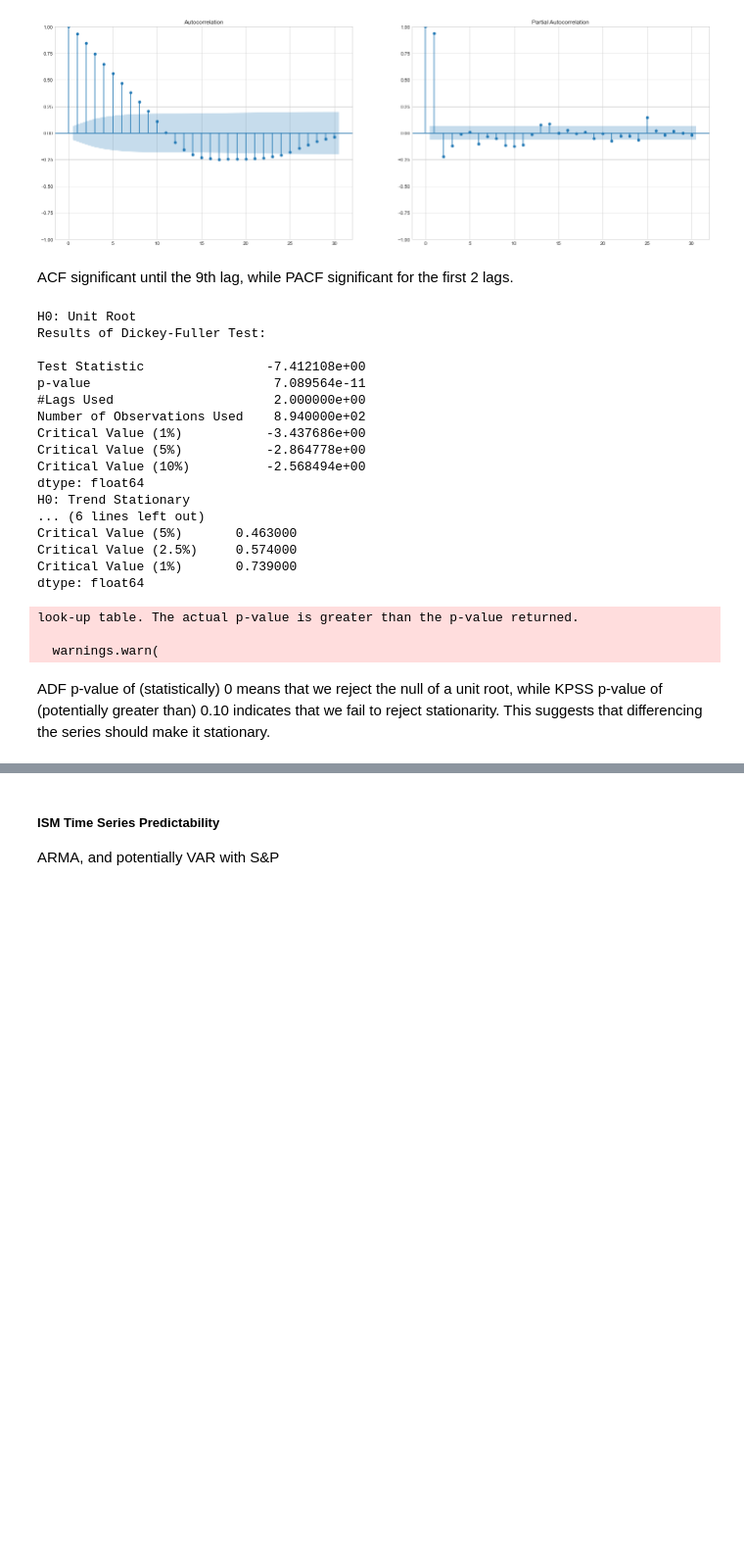
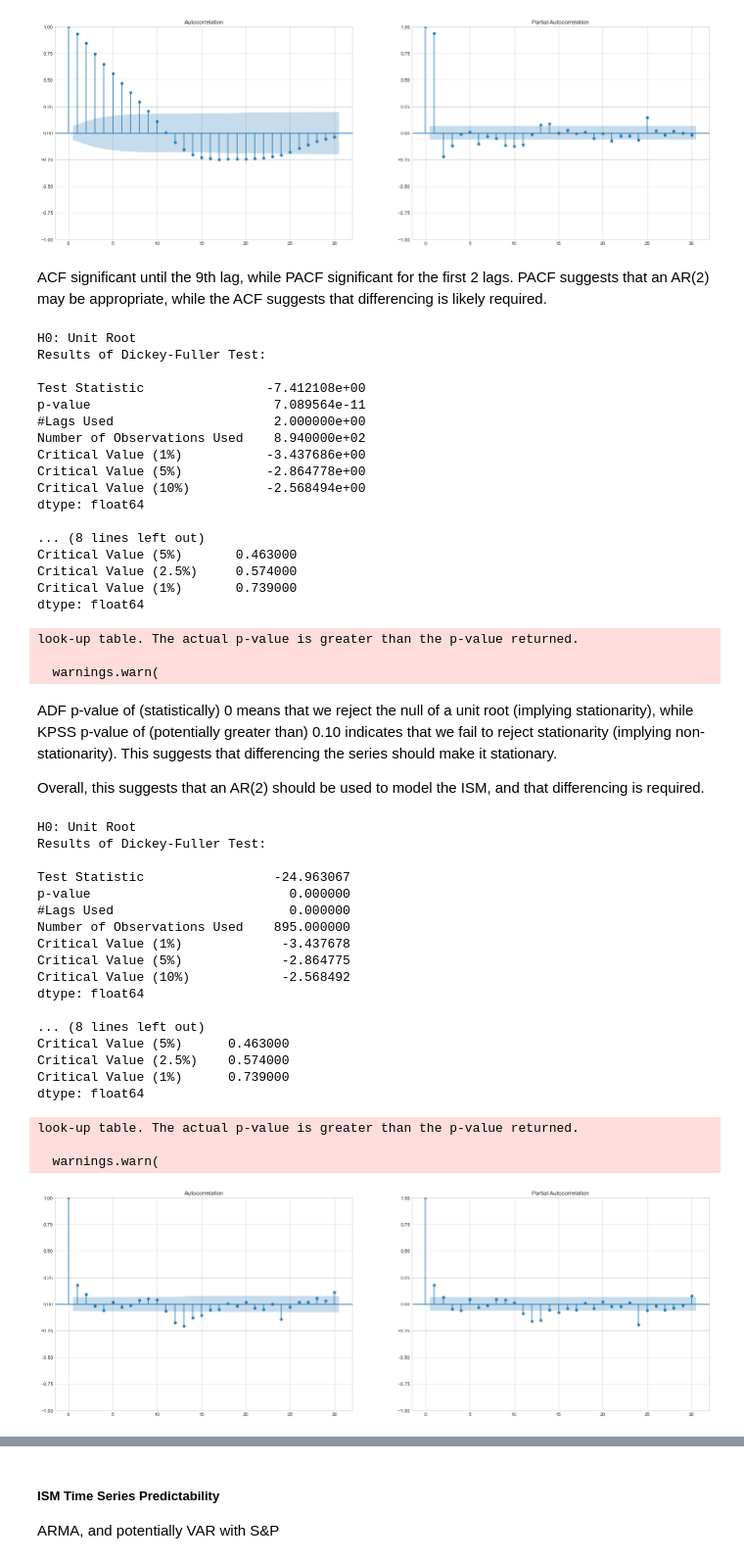
Before and after one commit to santoromano/Macro-Cross-Sectional-Analysis, a Jupyter notebook: ism.ipynb, the cells around one changed output, grey strips where cells are left out. Shown at 98% size. Drawn from its saved outputs; the diff is of its cells as text; code cells hidden in the pictures; blank space fills up the shorter version.

Commit message:
time-series analysis

```diff
--- a/ism.ipynb
+++ b/ism.ipynb
@@ -148,6 +148,7 @@ plot_acf_pacf(data['ISM'])
 [figure]
 # %% [markdown]
 ACF significant until the 9th lag, while PACF significant for the first 2 lags.
+PACF suggests that an AR(2) may be appropriate, while the ACF suggests that differencing is likely required.
 # %%
 def adf_test(timeseries):
     from statsmodels.tsa.stattools import adfuller
@@ -174,7 +175,9 @@ Results of Dickey-Fuller Test:
 def kpss_test(timeseries):
     from statsmodels.tsa.stattools import kpss
 
-    print('''H0: Trend Stationary
+    print('''
+
+H0: Trend Stationary
 Results of KPSS Test:
             ''')
     kpsstest = kpss(timeseries, regression="c", nlags="auto")
@@ -200,8 +203,8 @@ Critical Value (1%)           -3.437686e+00
 Critical Value (5%)           -2.864778e+00
 Critical Value (10%)          -2.568494e+00
 dtype: float64
-H0: Trend Stationary
-... (6 lines left out)
+
+... (8 lines left out)
 Critical Value (5%)       0.463000
 Critical Value (2.5%)     0.574000
 Critical Value (1%)       0.739000
@@ -210,4 +213,35 @@ look-up table. The actual p-value is greater than the p-value returned.
 
   warnings.warn(
 # %% [markdown]
-ADF p-value of (statistically) 0 means that we reject the null of a unit root, while KPSS p-value of (potentially greater than) 0.10 indicates that we fail to reject stationarity. This suggests that differencing the series should make it stationary.
+ADF p-value of (statistically) 0 means that we reject the null of a unit root (implying stationarity), while KPSS p-value of (potentially greater than) 0.10 indicates that we fail to reject stationarity (implying non-stationarity). This suggests that differencing the series should make it stationary.
+
+Overall, this suggests that an AR(2) should be used to model the ISM, and that differencing is required.
+# %%
+data["ISM_diff"] = data["ISM"].diff(1)
+# %%
+plot_acf_pacf(data['ISM_diff'].dropna())
+
+adf_test(data['ISM_diff'].dropna())
+kpss_test(data['ISM_diff'].dropna())
+# %% [output]
+H0: Unit Root
+Results of Dickey-Fuller Test:
+
+Test Statistic                 -24.963067
+p-value                          0.000000
+#Lags Used                       0.000000
+Number of Observations Used    895.000000
+Critical Value (1%)             -3.437678
+Critical Value (5%)             -2.864775
+Critical Value (10%)            -2.568492
+dtype: float64
+
+... (8 lines left out)
+Critical Value (5%)      0.463000
+Critical Value (2.5%)    0.574000
+Critical Value (1%)      0.739000
+dtype: float64
+look-up table. The actual p-value is greater than the p-value returned.
+
+  warnings.warn(
+[figure, added]
```
Also changed, not shown: parts of 1 cell of this notebook.
